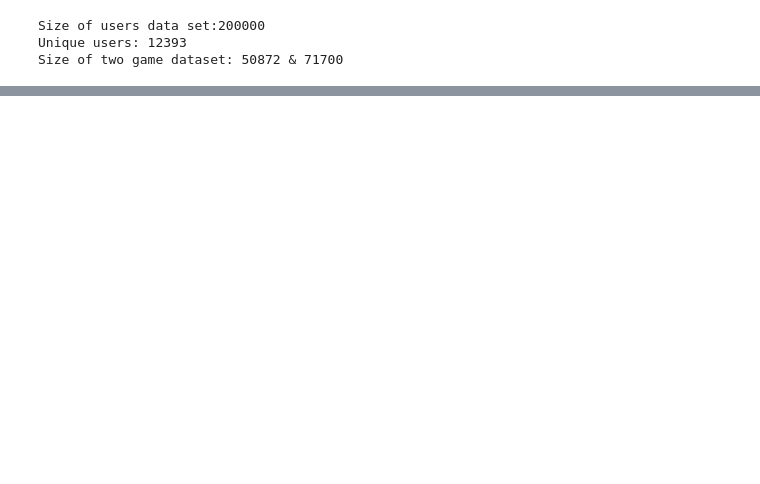
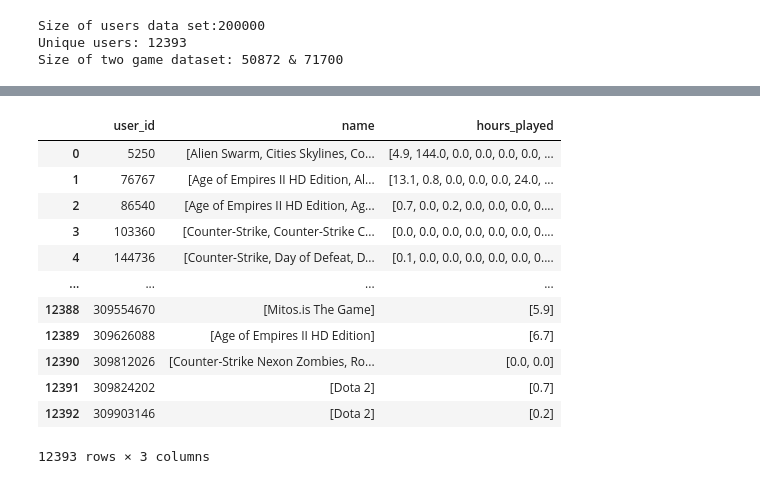
Before and after one commit to JHeczko/dataScience_kurs, a Jupyter notebook: Recommending-System/preprocessing.ipynb, the cells around one changed output, grey strips where cells are left out. Saved outputs shown, nothing was run; the diff lists cells and outputs as text; code cells hidden in the pictures; blank space fills up the shorter version.

```diff
--- a/Recommending-System/preprocessing.ipynb
+++ b/Recommending-System/preprocessing.ipynb
@@ -106,0 +121,20 @@ games_merged.head(5)
+# %%
+users = users.groupby(by=['user_id', 'name'], as_index=False).agg({
+    'hours_played': 'sum',
+})
+users = users.groupby('user_id',as_index=False).agg(list)
+users
+# %% [output]
+|  | user_id | name | hours_played |
+| 0 | 5250 | [Alien Swarm, Cities Skylines, Co... | [4.9, 144.0, 0.0, 0.0, 0.0, 0.0, ... |
+| 1 | 76767 | [Age of Empires II HD Edition, Al... | [13.1, 0.8, 0.0, 0.0, 0.0, 24.0, ... |
+| 2 | 86540 | [Age of Empires II HD Edition, Ag... | [0.7, 0.0, 0.2, 0.0, 0.0, 0.0, 0.... |
+| 3 | 103360 | [Counter-Strike, Counter-Strike C... | [0.0, 0.0, 0.0, 0.0, 0.0, 0.0, 0.... |
+| 4 | 144736 | [Counter-Strike, Day of Defeat, D... | [0.1, 0.0, 0.0, 0.0, 0.0, 0.0, 0.... |
+| ... | ... | ... | ... |
+| 12388 | 309554670 | [Mitos.is The Game] | [5.9] |
+| 12389 | 309626088 | [Age of Empires II HD Edition] | [6.7] |
+| 12390 | 309812026 | [Counter-Strike Nexon Zombies, Ro... | [0.0, 0.0] |
+| 12391 | 309824202 | [Dota 2] | [0.7] |
+| 12392 | 309903146 | [Dota 2] | [0.2] |
+12393 rows × 3 columns
```
Also changed, not shown: parts of 6 cells of this notebook.
